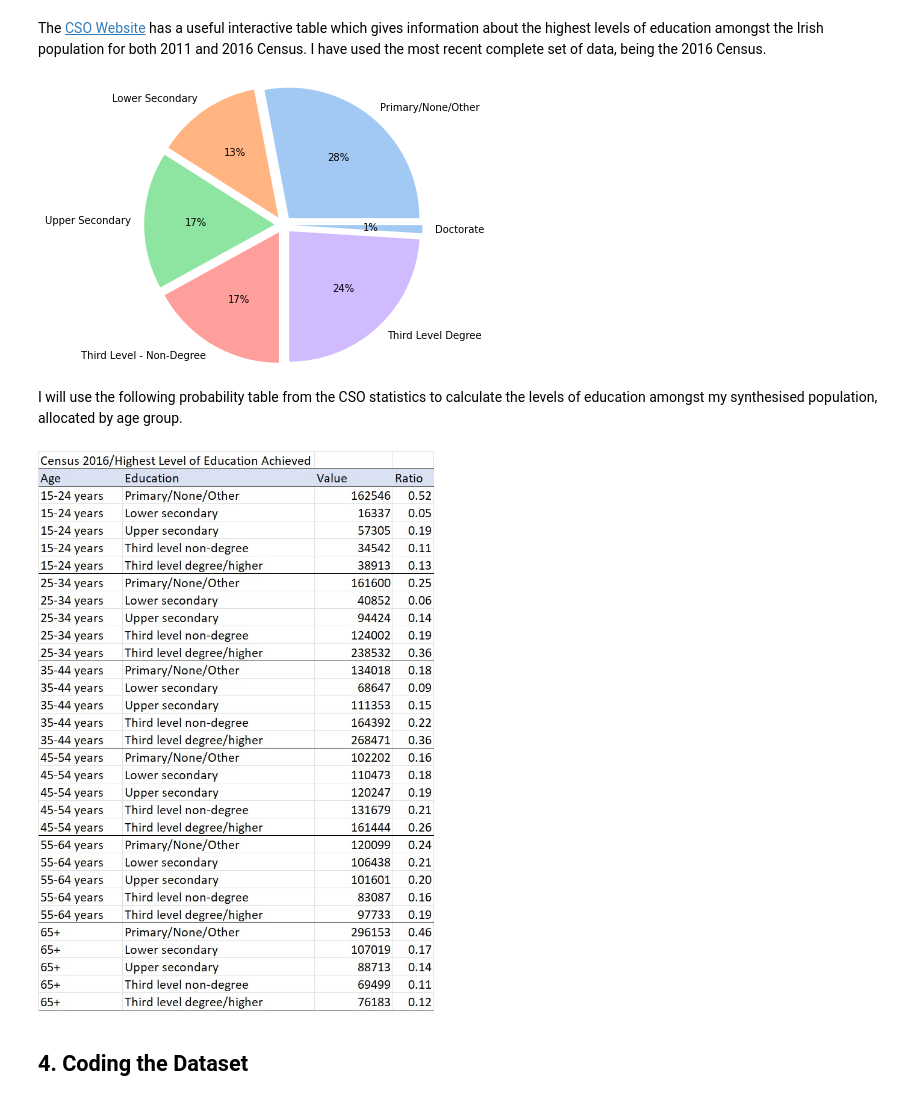
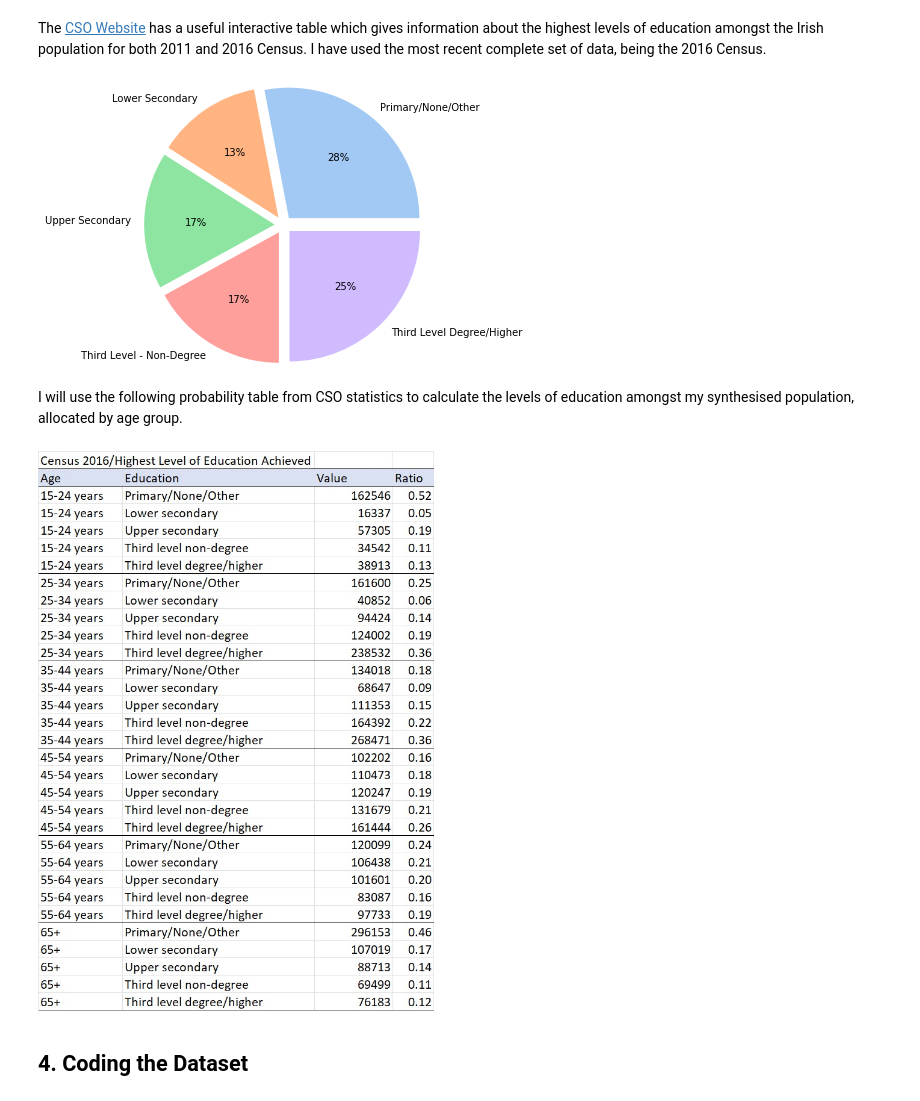
Before and after one commit to Scunnies/PfDA_Assignment, a Jupyter notebook: PfDA_Assignment.ipynb, the cells around one changed output. Saved outputs shown, nothing was run; the diff lists cells and outputs as text; code cells hidden in the pictures.

```diff
--- a/PfDA_Assignment.ipynb
+++ b/PfDA_Assignment.ipynb
@@ -129,22 +167,22 @@ Weighted distributions specify the probabilities of events based on observed and
 The [CSO Website](https://data.cso.ie/table/EA005) has a useful interactive table which gives information about the highest levels of education amongst the Irish population for both 2011 and 2016 Census.  I have used the most recent complete set of data, being the 2016 Census.
 # %%
 # % values for each education category
-education = np.array([28, 13, 17, 17, 24, 1])
-cats = ['Primary/None/Other', 'Lower Secondary', 'Upper Secondary',' Third Level - Non-Degree', 'Third Level Degree', 'Doctorate' ]
-myexplode = [0.1 ,0.1 ,0.1 ,0.1 ,0.1 ,0.1]
+education = np.array([28, 13, 17, 17, 25])
+cats = ['Primary/None/Other', 'Lower Secondary', 'Upper Secondary',' Third Level - Non-Degree', 'Third Level Degree/Higher']
+myexplode = [0.1 ,0.1 ,0.1 ,0.1 ,0.1]
 colors = sns.color_palette('pastel')[0:5]
 
 #create pie chart with % values
 plt.pie(education, explode=myexplode, labels = cats, colors = colors, autopct='%.0f%%', radius = 1.5)
 
 plt.show()
 # %% [output]
-[figure, old version]
+[figure, new version]
 # %% [markdown]
-I will use the following probability table from the CSO statistics to calculate the levels of education amongst my synthesised population, allocated by age group.
+I will use the following probability table from CSO statistics to calculate the levels of education amongst my synthesised population, allocated by age group.
 # %% [markdown]
 <div>
-<img src="attachment:EducationLevelProbabilityTable.jpg" width="500" align = "left"/>
+<img src="attachment:EducationLevelProbabilityTable.jpg" width="400" align = "left"/>
 </div>
 # %% [markdown]
 ## 4. Coding the Dataset  <a class="anchor" id="dataset"></a>
```
Also changed, not shown: parts of 22 cells of this notebook.
